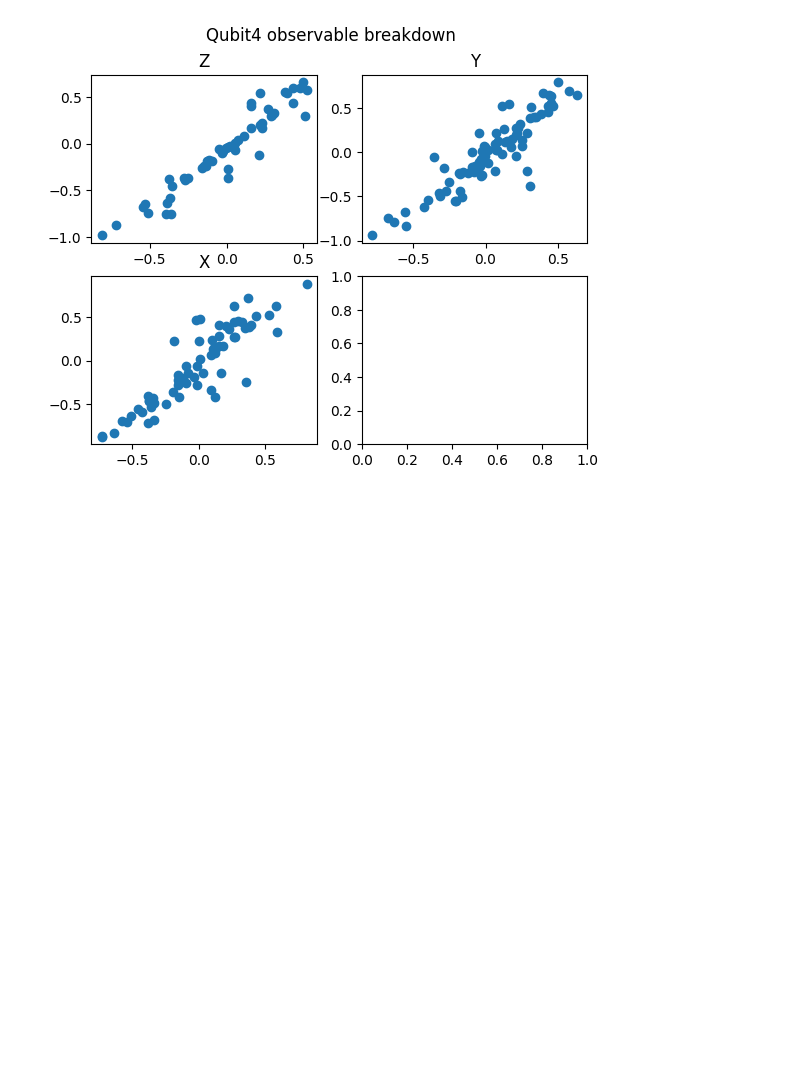
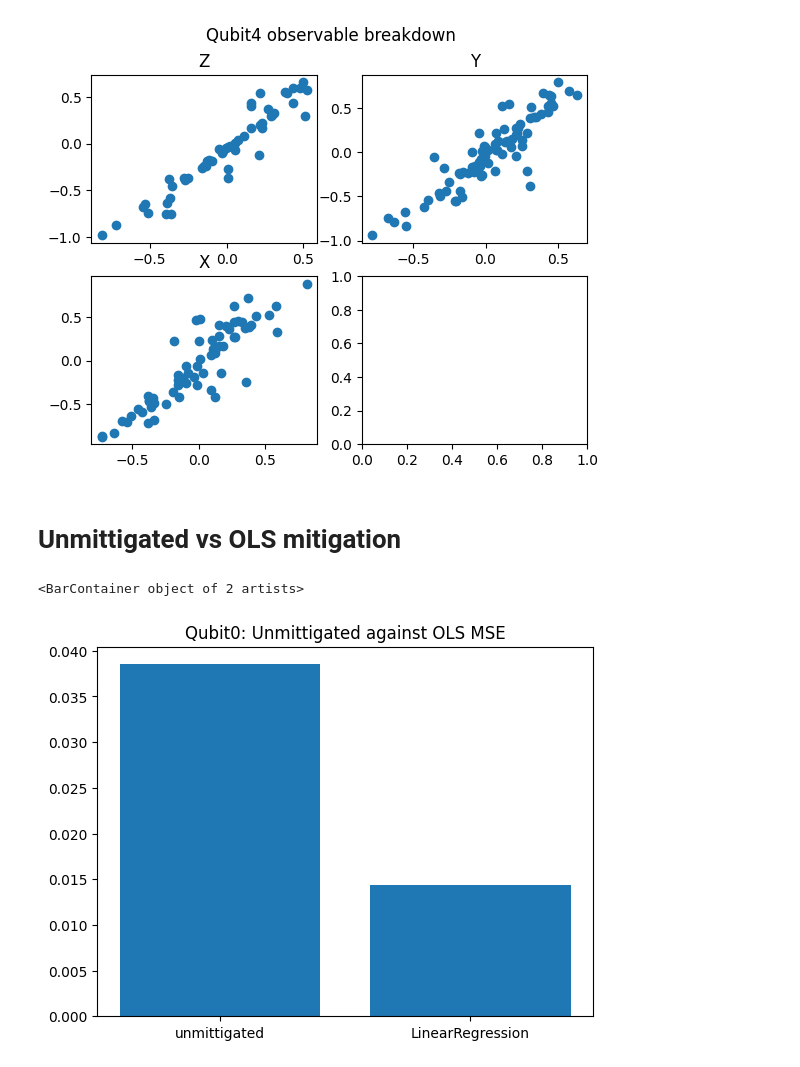
Before and after one commit to prachisharma21/ML_4_QEM, a Jupyter notebook: 5Models_Test.ipynb, the cells around one changed output. Drawn from its saved outputs; the diff is of its cells as text; code cells hidden in the pictures; blank space fills up the shorter version.

Commit message:
tried approach for seperate models, added plots

```diff
--- a/5Models_Test.ipynb
+++ b/5Models_Test.ipynb
@@ -167,3 +168,14 @@ axis1[0, 1].set_title('Y')
 plt.show(fig1)
 # %% [output]
 [figure]
+# %% [markdown]
+# Unmittigated vs OLS mitigation
+# %%
+bar0 = mean_squared_error(df_qu0['noisy_expectation'], df_qu0['target'])
+model = LinearRegression()
+bar1 = FeatureExtract.KF(5, model, df_qu0.drop(columns=['encoded_observable', 'observable', 'target']).reset_index(), df_qu0['target'].reset_index())
+plt.title('Qubit0: Unmittigated against OLS MSE')
+plt.bar(['unmittigated', 'LinearRegression'], [bar0, bar1])
+# %% [output]
+<BarContainer object of 2 artists>
+[figure, added]
```
Also changed, not shown: parts of 5 cells of this notebook, 1 other file.
